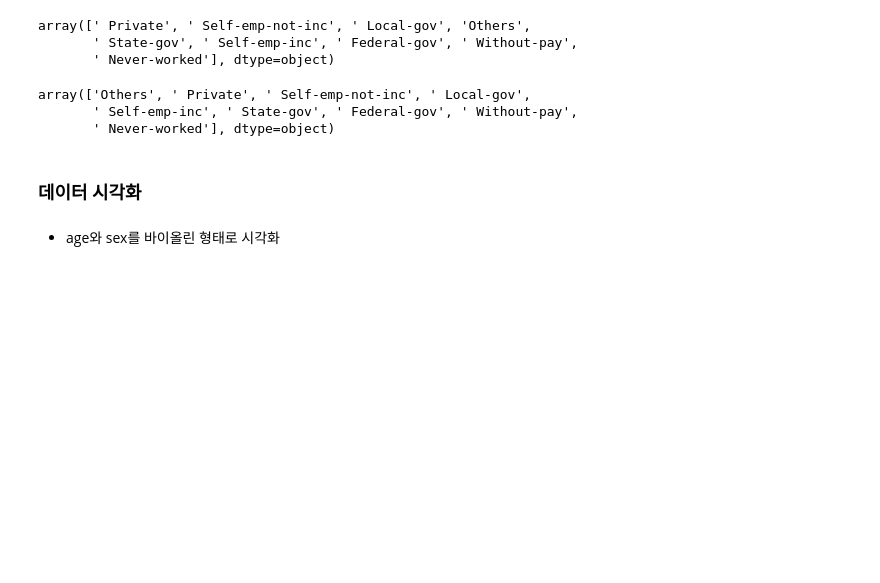
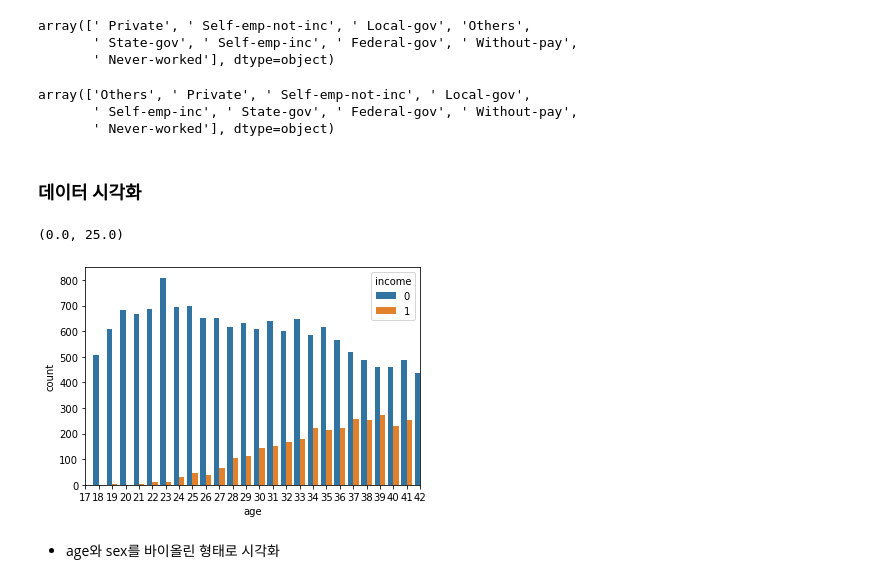
Before and after one commit to krandslam/kaggle_project, a Jupyter notebook: 결측치2/스케일링/Kaggle_income 예측.ipynb, the cells around one changed output. Drawn from its saved outputs; the diff is of its cells as text; code cells hidden in the pictures; blank space fills up the shorter version.

```diff
--- a/결측치2/스케일링/Kaggle_income 예측.ipynb
+++ b/결측치2/스케일링/Kaggle_income 예측.ipynb
@@ -449,6 +449,15 @@ array(['Others', ' Private', ' Self-emp-not-inc', ' Local-gov',
 # %%
 import matplotlib.pyplot as plt
 import seaborn as sns
+# %%
+sns.countplot(data=train,
+              x='age',
+              hue='income'
+              )
+plt.xlim(0,25)
+# %% [output]
+(0.0, 25.0)
+[figure, added]
 # %% [markdown]
 - age와 sex를 바이올린 형태로 시각화
 # %%
```
Also changed, not shown: parts of 40 cells of this notebook.
